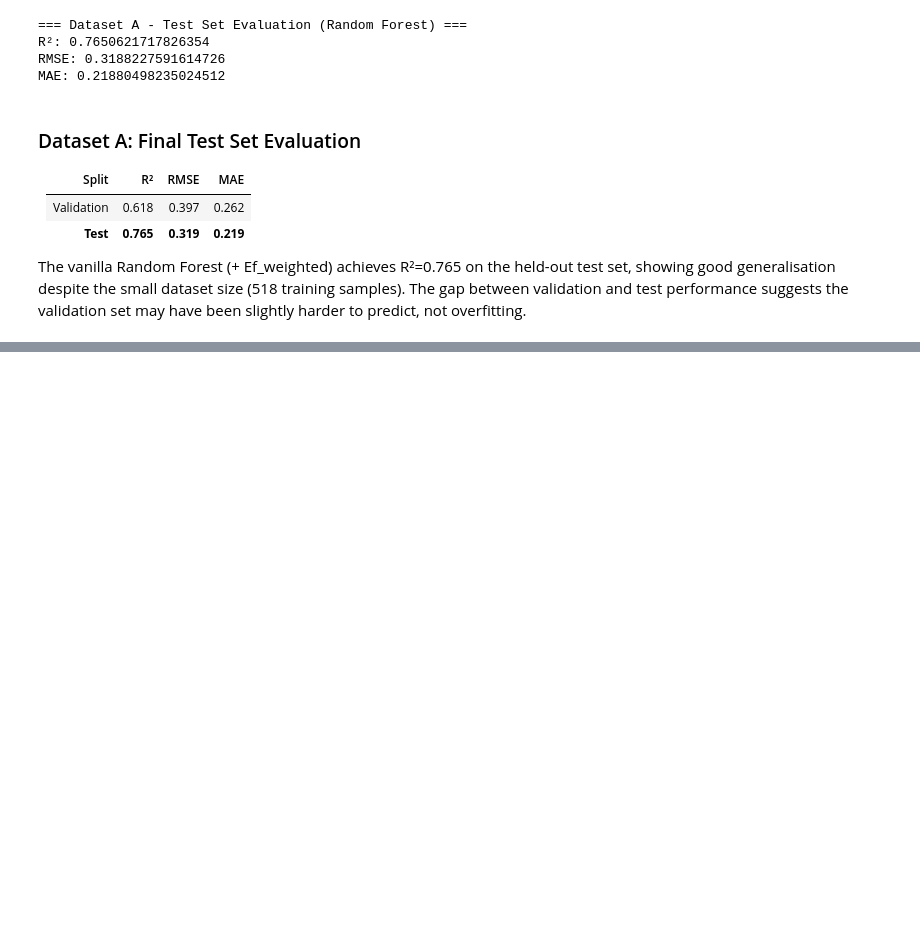
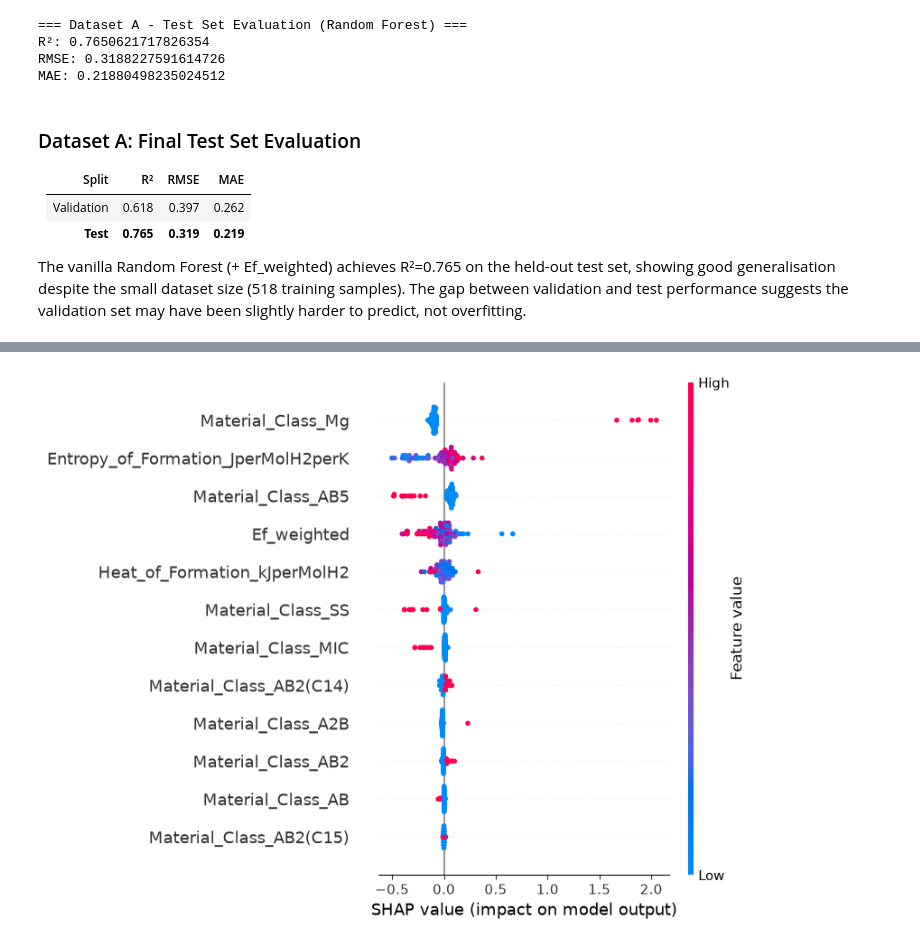
Before and after one commit to giulia-balducci/hydride-property-prediction, a Jupyter notebook: notebooks/04_modelling.ipynb, the cells around one changed output, grey strips where cells are left out. Saved outputs shown, nothing was run; the diff lists cells and outputs as text; code cells hidden in the pictures; blank space fills up the shorter version.

Commit message:
04_modelling: SHAP analysis for Dataset A

```diff
--- a/notebooks/04_modelling.ipynb
+++ b/notebooks/04_modelling.ipynb
@@ -400,0 +405,10 @@ The vanilla Random Forest (+ Ef_weighted) achieves R²=0.765 on the held-out tes
+# %%
+explainer = shap.TreeExplainer(rf_A)
+shap_values = explainer.shap_values(X_A_test)
+
+# Summary plot: feature importance + direction of effect
+shap.summary_plot(shap_values, X_A_test, show=False)
+plt.savefig('../results/shap_summary_A.png', dpi=150, bbox_inches='tight')
+plt.show()
+# %% [output]
+[figure, added]
```
Also changed, not shown: parts of 5 cells of this notebook, 3 other files.
